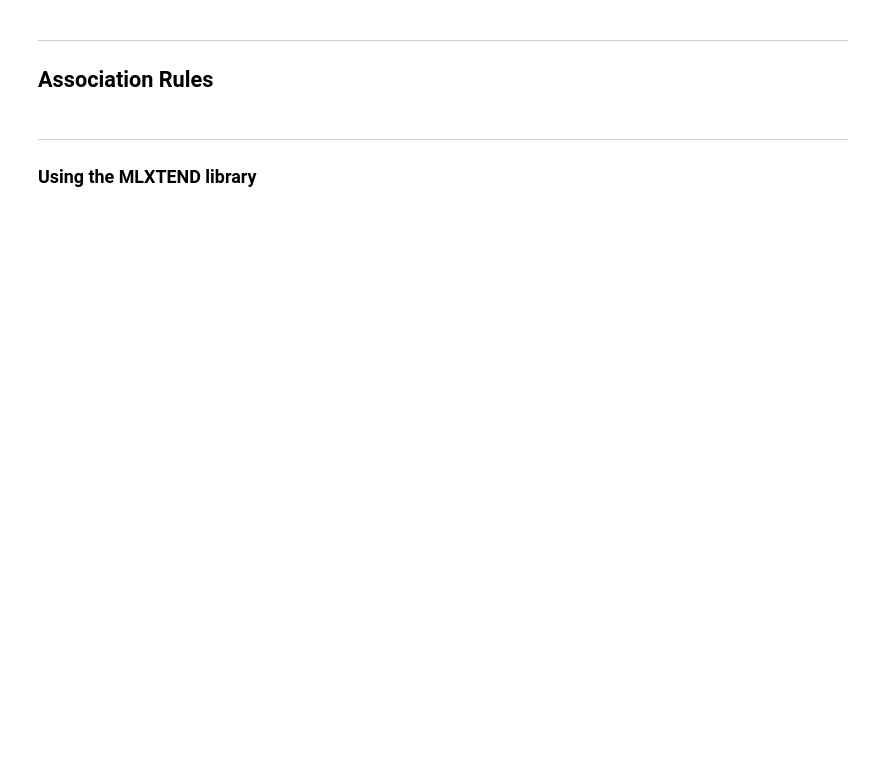
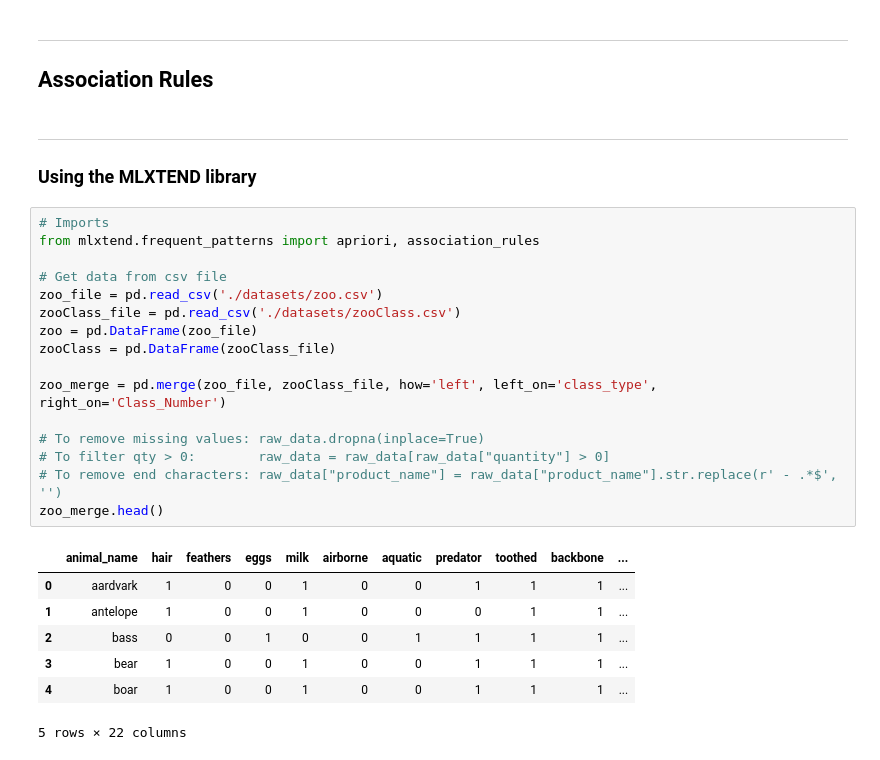
Before and after one commit to L-Anjo/IA23_G03, a Jupyter notebook: Projeto 2/Proj02.ipynb, the cells around one changed output. Cells and saved outputs as stored; diff of their text form; blank space fills up the shorter version.

Commit message:
Association Rules

```diff
--- a/Projeto 2/Proj02.ipynb
+++ b/Projeto 2/Proj02.ipynb
@@ -444,3 +424,27 @@ plt.show()
 # %% [markdown]
 ----
 ### Using the MLXTEND library
+# %%
+# Imports
+from mlxtend.frequent_patterns import apriori, association_rules
+
+# Get data from csv file
+zoo_file = pd.read_csv('./datasets/zoo.csv')
+zooClass_file = pd.read_csv('./datasets/zooClass.csv')
+zoo = pd.DataFrame(zoo_file)
+zooClass = pd.DataFrame(zooClass_file)
+
+zoo_merge = pd.merge(zoo_file, zooClass_file, how='left', left_on='class_type', right_on='Class_Number')
+
+# To remove missing values: raw_data.dropna(inplace=True)
+# To filter qty > 0:        raw_data = raw_data[raw_data["quantity"] > 0]
+# To remove end characters: raw_data["product_name"] = raw_data["product_name"].str.replace(r' - .*$', '')
+zoo_merge.head()
+# %% [output]
+|  | animal_name | hair | feathers | eggs | milk | airborne | aquatic | predator | toothed | backbone | ... |
+| 0 | aardvark | 1 | 0 | 0 | 1 | 0 | 0 | 1 | 1 | 1 | ... |
+| 1 | antelope | 1 | 0 | 0 | 1 | 0 | 0 | 0 | 1 | 1 | ... |
+| 2 | bass | 0 | 0 | 1 | 0 | 0 | 1 | 1 | 1 | 1 | ... |
+| 3 | bear | 1 | 0 | 0 | 1 | 0 | 0 | 1 | 1 | 1 | ... |
+| 4 | boar | 1 | 0 | 0 | 1 | 0 | 0 | 1 | 1 | 1 | ... |
+5 rows × 22 columns
```
Also changed, not shown: parts of 16 cells of this notebook, 1 other file.
